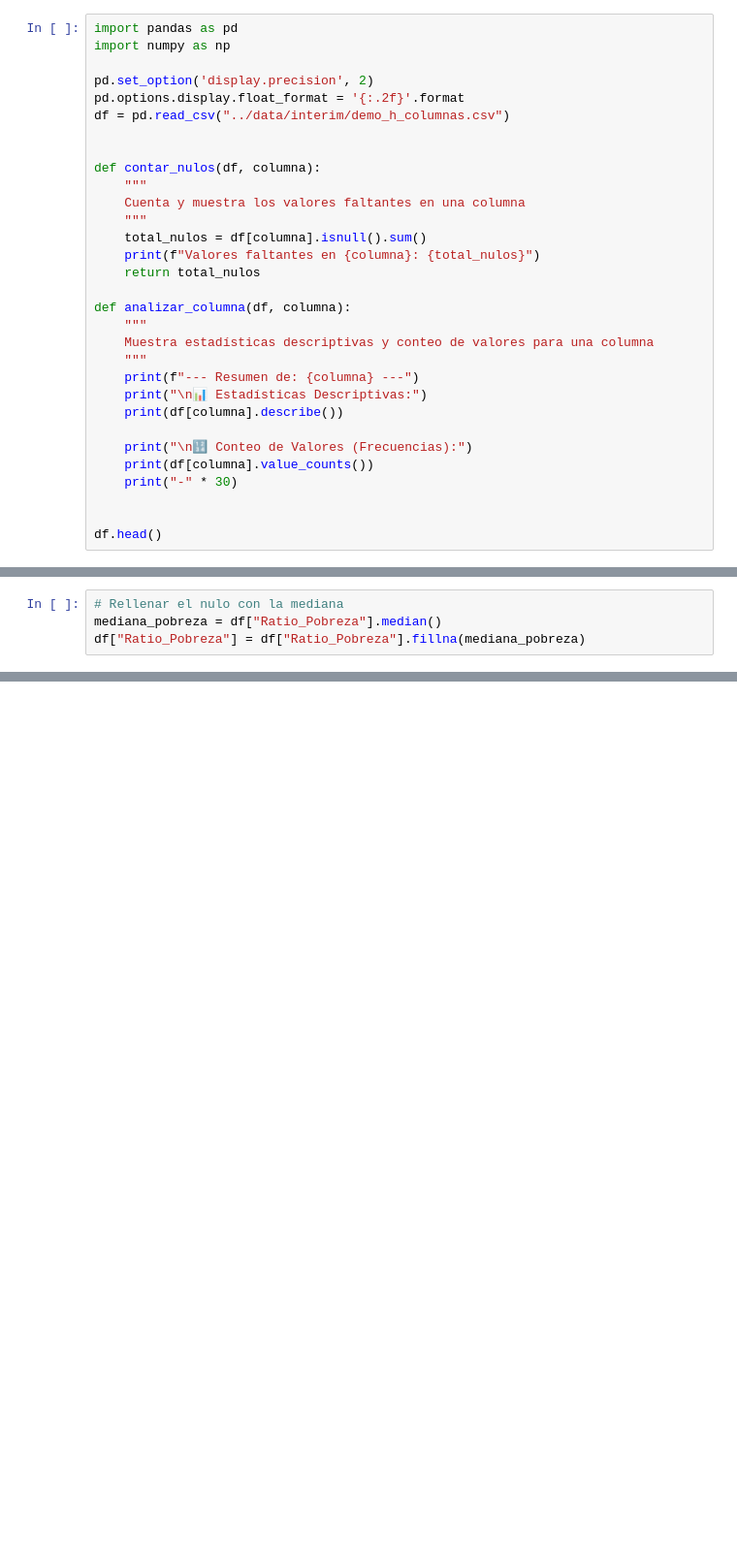
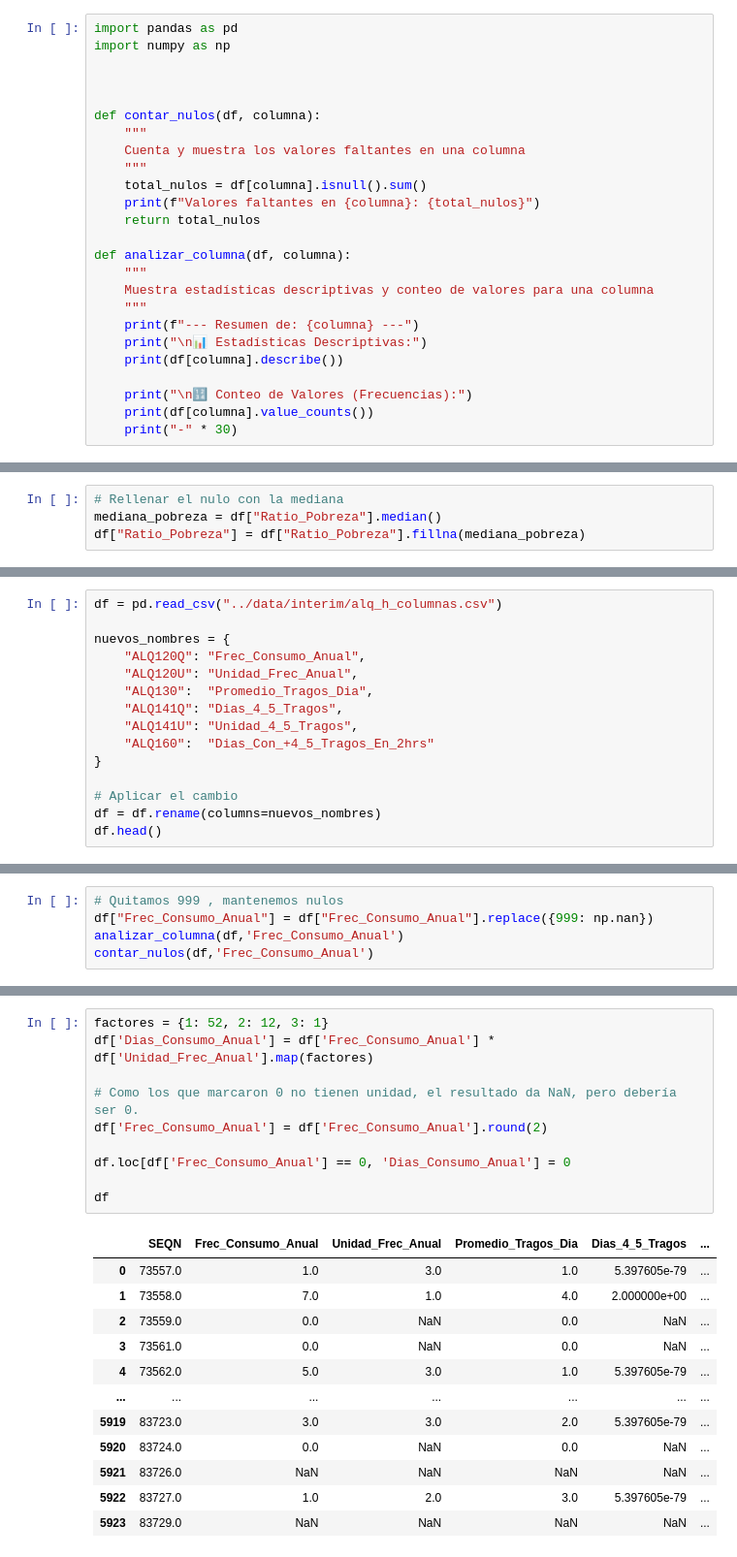
Before and after one commit to salva1984/kokoa-analisis-salud-mental, a Jupyter notebook: notebooks/02-limpieza.ipynb, the cells around one changed output, grey strips where cells are left out. Shown at 97% size. Saved outputs shown, nothing was run; the diff lists cells and outputs as text; blank space fills up the shorter version.

```diff
--- a/notebooks/02-limpieza.ipynb
+++ b/notebooks/02-limpieza.ipynb
@@ -2,9 +2,6 @@
 import pandas as pd
 import numpy as np
 
-pd.set_option('display.precision', 2)
-pd.options.display.float_format = '{:.2f}'.format
-df = pd.read_csv("../data/interim/demo_h_columnas.csv")
 
 
 def contar_nulos(df, columna):
@@ -26,6 +23,3 @@ def analizar_columna(df, columna):
     print("\n🔢 Conteo de Valores (Frecuencias):")
     print(df[columna].value_counts())
     print("-" * 30)
-
-
-df.head()
@@ -346,0 +343,15 @@ Name: count, Length: 441, dtype: int64
+# %%
+df = pd.read_csv("../data/interim/alq_h_columnas.csv")
+
+nuevos_nombres = {
+    "ALQ120Q": "Frec_Consumo_Anual",
+    "ALQ120U": "Unidad_Frec_Anual",
+    "ALQ130":  "Promedio_Tragos_Dia",
+    "ALQ141Q": "Dias_4_5_Tragos",
+    "ALQ141U": "Unidad_4_5_Tragos",
+    "ALQ160":  "Dias_Con_+4_5_Tragos_En_2hrs"
+}
+
+# Aplicar el cambio
+df = df.rename(columns=nuevos_nombres)
+df.head()
@@ -346,0 +391,5 @@ Name: count, Length: 441, dtype: int64
+# %%
+# Quitamos 999 , mantenemos nulos
+df["Frec_Consumo_Anual"] = df["Frec_Consumo_Anual"].replace({999: np.nan})
+analizar_columna(df,'Frec_Consumo_Anual')
+contar_nulos(df,'Frec_Consumo_Anual')
@@ -346,0 +441,23 @@ Name: count, Length: 441, dtype: int64
+# %%
+factores = {1: 52, 2: 12, 3: 1}
+df['Dias_Consumo_Anual'] = df['Frec_Consumo_Anual'] * df['Unidad_Frec_Anual'].map(factores)
+
+# Como los que marcaron 0 no tienen unidad, el resultado da NaN, pero debería ser 0.
+df['Frec_Consumo_Anual'] = df['Frec_Consumo_Anual'].round(2)
+
+df.loc[df['Frec_Consumo_Anual'] == 0, 'Dias_Consumo_Anual'] = 0
+
+df
+# %% [output]
+|  | SEQN | Frec_Consumo_Anual | Unidad_Frec_Anual | Promedio_Tragos_Dia | Dias_4_5_Tragos | ... |
+| 0 | 73557.0 | 1.0 | 3.0 | 1.0 | 5.397605e-79 | ... |
+| 1 | 73558.0 | 7.0 | 1.0 | 4.0 | 2.000000e+00 | ... |
+| 2 | 73559.0 | 0.0 | NaN | 0.0 | NaN | ... |
+| 3 | 73561.0 | 0.0 | NaN | 0.0 | NaN | ... |
+| 4 | 73562.0 | 5.0 | 3.0 | 1.0 | 5.397605e-79 | ... |
+| ... | ... | ... | ... | ... | ... | ... |
+| 5919 | 83723.0 | 3.0 | 3.0 | 2.0 | 5.397605e-79 | ... |
+| 5920 | 83724.0 | 0.0 | NaN | 0.0 | NaN | ... |
+| 5921 | 83726.0 | NaN | NaN | NaN | NaN | ... |
+| 5922 | 83727.0 | 1.0 | 2.0 | 3.0 | 5.397605e-79 | ... |
+| 5923 | 83729.0 | NaN | NaN | NaN | NaN | ... |
```
Also changed, not shown: parts of 30 cells of this notebook, 3 other files.
